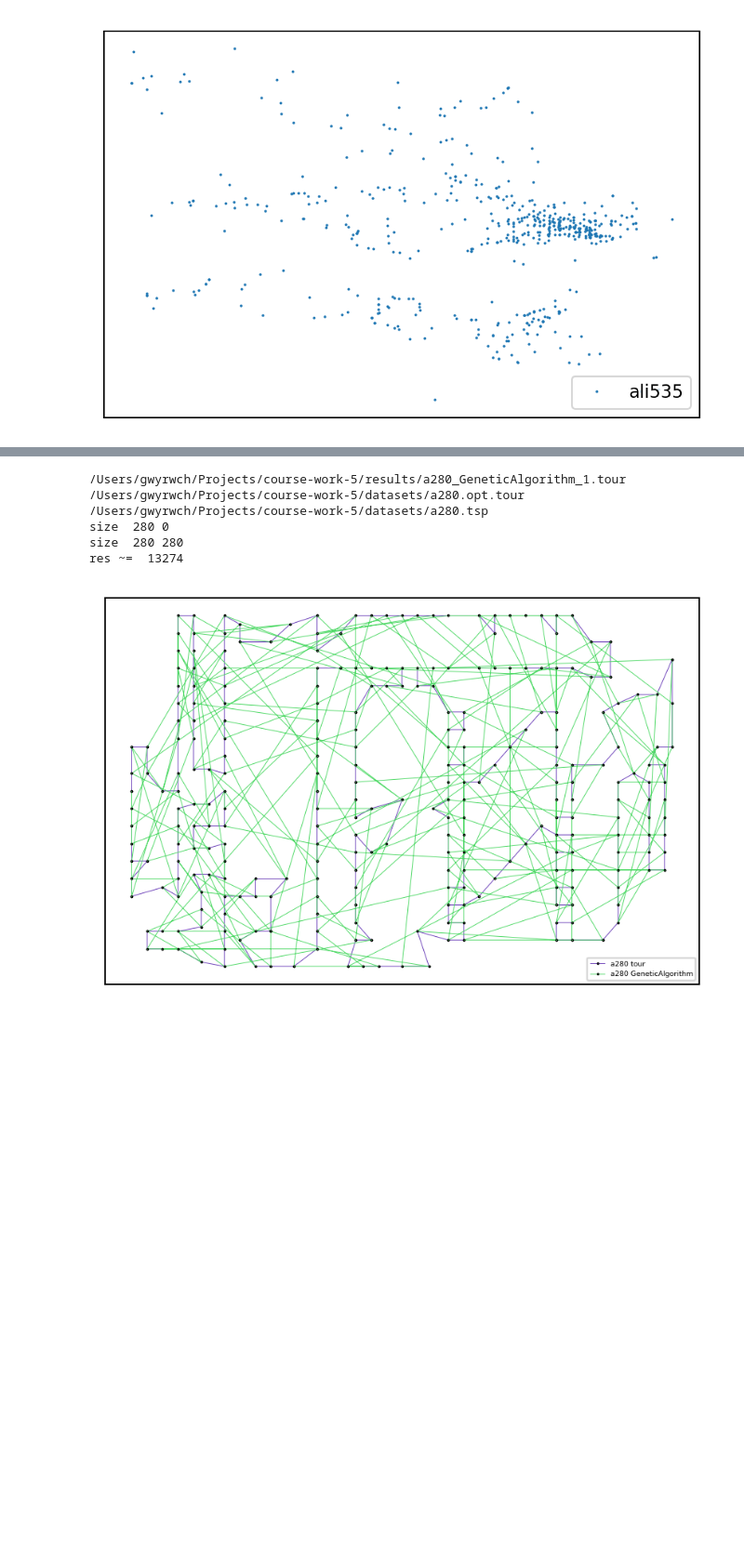
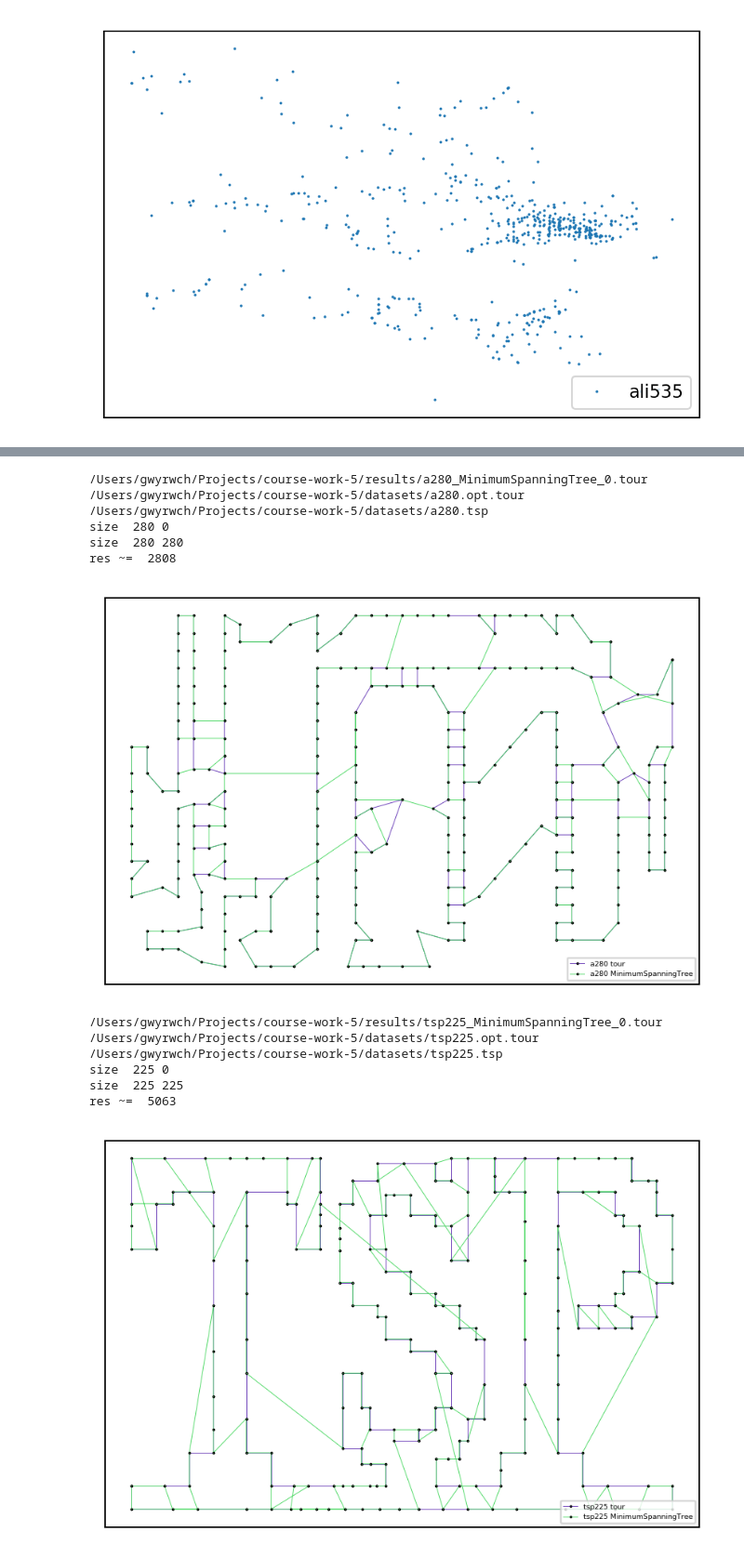
Before and after one commit to gwyrwch/travelling-salesman, a Jupyter notebook: research.ipynb, the cells around one changed output, grey strips where cells are left out. Shown at 93% size. Saved outputs shown, nothing was run; the diff lists cells and outputs as text; code cells hidden in the pictures; blank space fills up the shorter version.

```diff
--- a/research.ipynb
+++ b/research.ipynb
@@ -387,10 +427,16 @@ res ~=  4951
-# %%
-plot_tour_by_testname_and_solution('a280', 'GeneticAlgorithm')
-# %% [output]
-/Users/gwyrwch/Projects/course-work-5/results/a280_GeneticAlgorithm_1.tour /Users/gwyrwch/Projects/course-work-5/datasets/a280.opt.tour /Users/gwyrwch/Projects/course-work-5/datasets/a280.tsp
-size  280 0
-size  280 280
-res ~=  13274
-[figure, removed]
+# %%
+plot_tour_by_testname_and_solution('a280', 'MinimumSpanningTree')
+plot_tour_by_testname_and_solution('tsp225', 'MinimumSpanningTree')
+# %% [output]
+/Users/gwyrwch/Projects/course-work-5/results/a280_MinimumSpanningTree_0.tour /Users/gwyrwch/Projects/course-work-5/datasets/a280.opt.tour /Users/gwyrwch/Projects/course-work-5/datasets/a280.tsp
+size  280 0
+size  280 280
+res ~=  2808
+[figure, added]
+/Users/gwyrwch/Projects/course-work-5/results/tsp225_MinimumSpanningTree_0.tour /Users/gwyrwch/Projects/course-work-5/datasets/tsp225.opt.tour /Users/gwyrwch/Projects/course-work-5/datasets/tsp225.tsp
+size  225 0
+size  225 225
+res ~=  5063
+[figure, added]
 # %%
 plot_tour_by_testname_and_solution('att48', 'GeneticAlgorithm')
```
Also changed, not shown: parts of 21 cells of this notebook, 4 other files.
